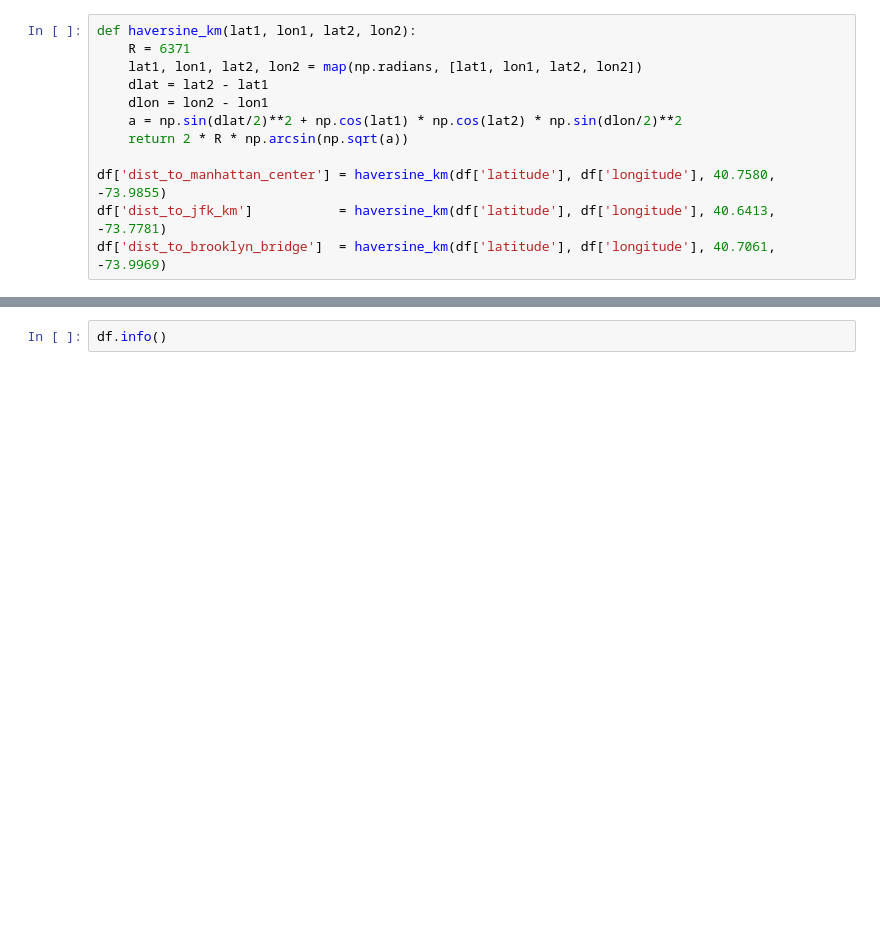
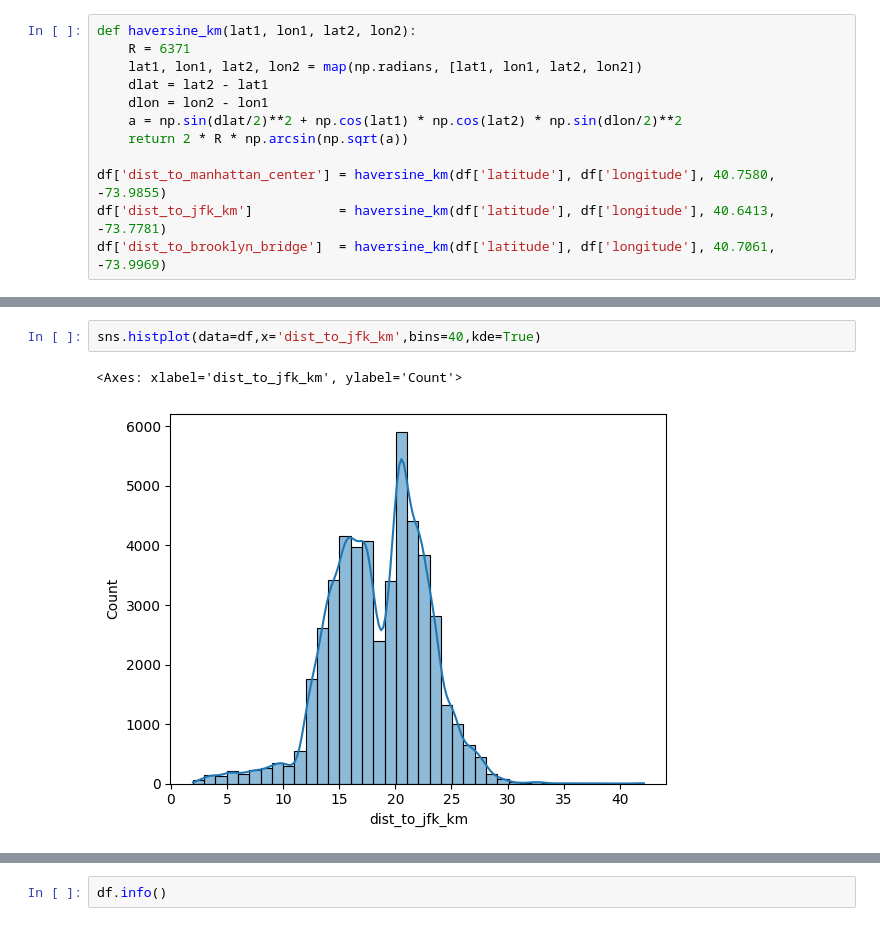
Before and after one commit to Handras18/New-York-City-Airbnb, a Jupyter notebook: 03_features.ipynb, the cells around one changed output, grey strips where cells are left out. Drawn from its saved outputs; the diff is of its cells as text; blank space fills up the shorter version.

```diff
--- a/03_features.ipynb
+++ b/03_features.ipynb
@@ -39,0 +41,5 @@ df['dist_to_brooklyn_bridge']  = haversine_km(df['latitude'], df['longitude'], 4
+# %%
+sns.histplot(data=df,x='dist_to_jfk_km',bins=40,kde=True)
+# %% [output]
+<Axes: xlabel='dist_to_jfk_km', ylabel='Count'>
+[figure, added]
```
Also changed, not shown: parts of 9 cells of this notebook.
